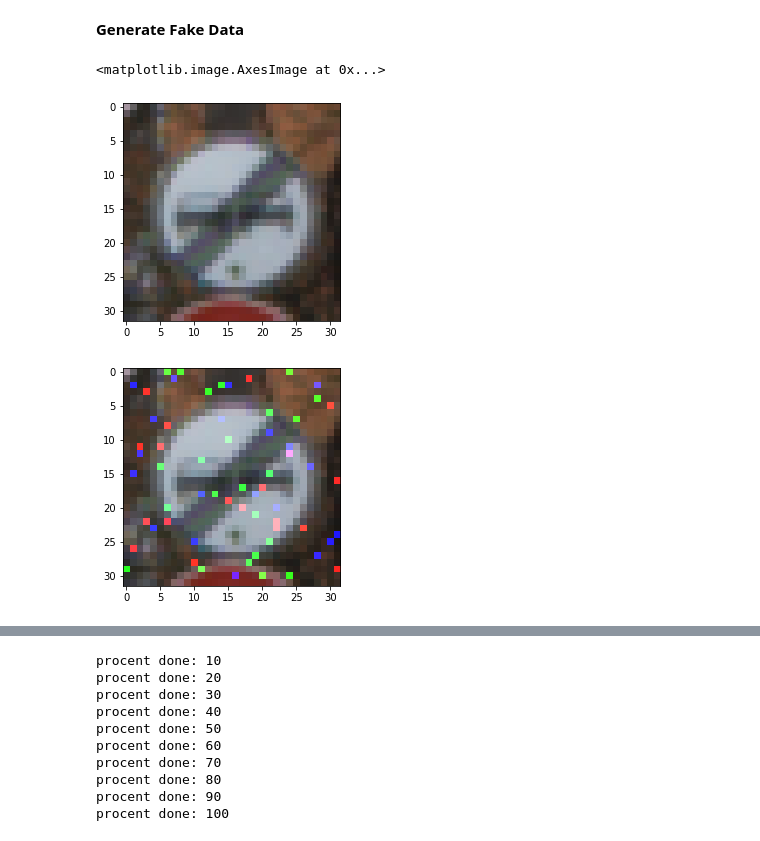
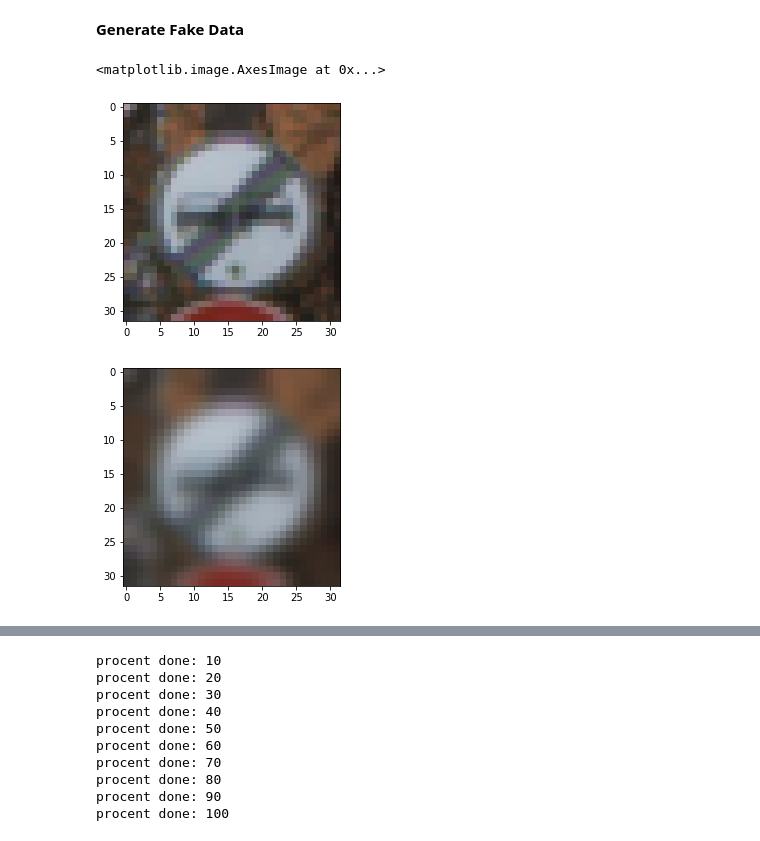
Before and after one commit to waszak/CarND-Traffic-Sign-Classifier-Project, a Jupyter notebook: Traffic_Sign_Classifier.ipynb, the cells around one changed output, grey strips where cells are left out. Saved outputs shown, nothing was run; the diff lists cells and outputs as text; code cells hidden in the pictures.

```diff
--- a/Traffic_Sign_Classifier.ipynb
+++ b/Traffic_Sign_Classifier.ipynb
@@ -176,22 +188,23 @@ Use the code cell (or multiple code cells, if necessary) to implement the first
 **Generate Fake Data**
 # %%
 import cv2
-def add_noise(img):
-    shape = img.shape
-    gauss = np.random.normal(0,0.5,img.size)
-    gauss = gauss.reshape(img.shape[0],img.shape[1],img.shape[2]).astype('uint8')
+def add_blur(img):
+    #shape = img.shape
+    #gauss = np.random.normal(0,0.5,img.size)
+    #gauss = gauss.reshape(img.shape[0],img.shape[1],img.shape[2]).astype('uint8')
+    #return cv2.add(img, gauss)
+    return cv2.GaussianBlur(img, (5, 5), 0)
 
-    return cv2.add(img, gauss)
 
 img= X_train[80]
-noise_img = add_noise(img)
+noise_img = add_blur(img)
 plt.imshow(img)
 plt.figure()
 plt.imshow(noise_img)
 # %% [output]
 <matplotlib.image.AxesImage at 0x...>
 [figure]
-[figure, old version]
+[figure, new version]
 # %%
 def color_agumentation(img):
     hsv = cv2.cvtColor(img, cv2.COLOR_RGB2HSV)
```
Also changed, not shown: parts of 30 cells of this notebook, 22 other files.
